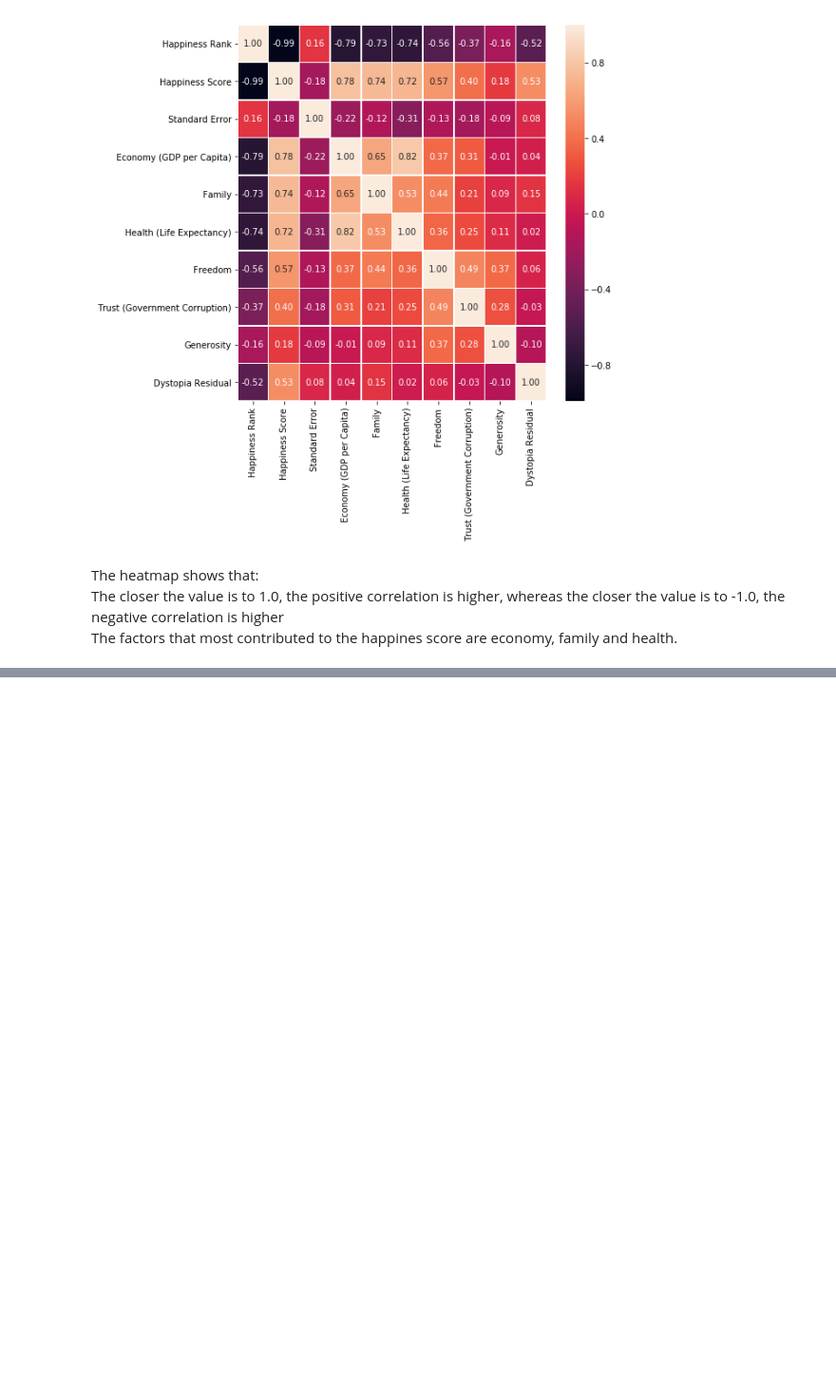
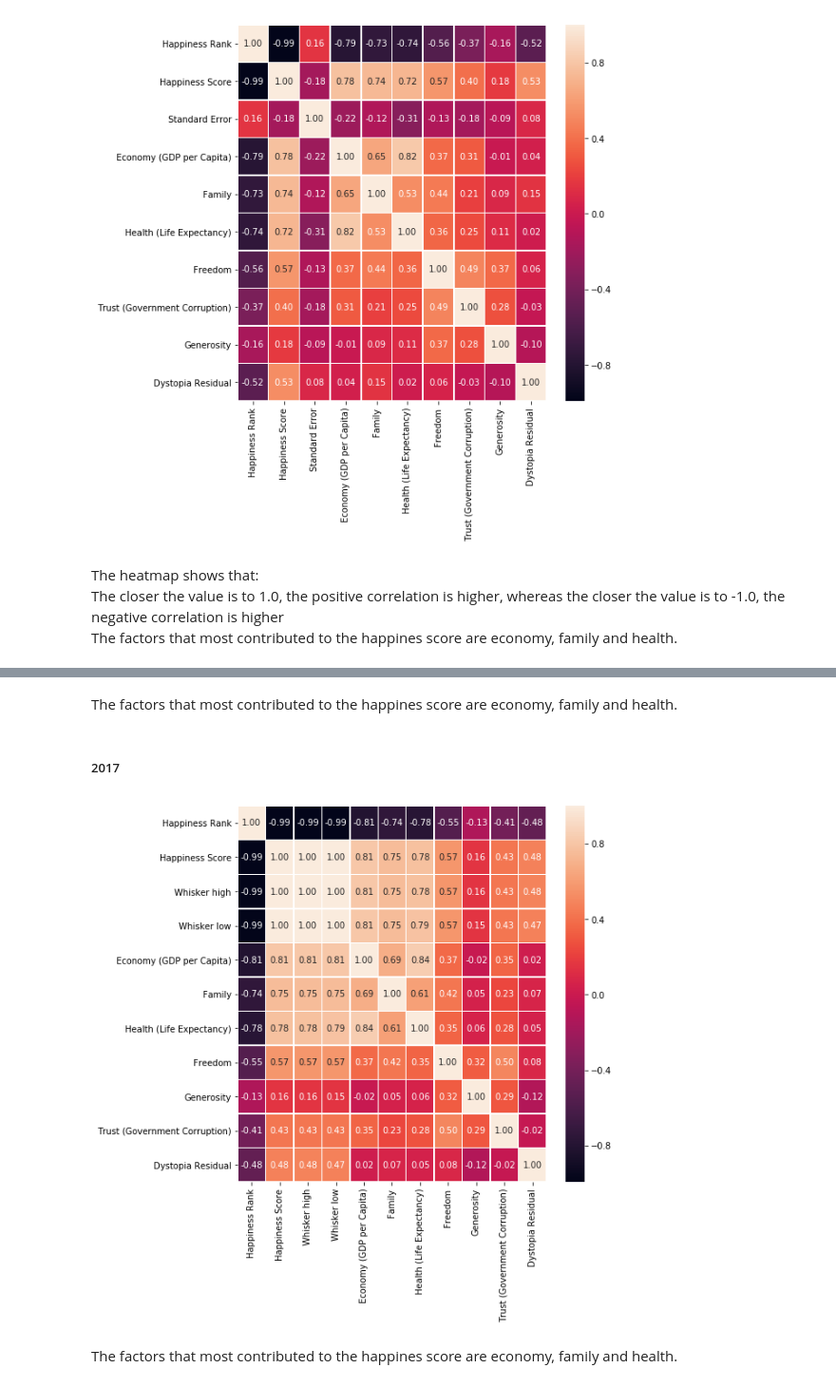
Before and after one commit to fsssa-iscteiulpt/FCD, a Jupyter notebook: Happiness.ipynb, the cells around one changed output, grey strips where cells are left out. Shown at 95% size. Drawn from its saved outputs; the diff is of its cells as text; code cells hidden in the pictures; blank space fills up the shorter version.

```diff
--- a/Happiness.ipynb
+++ b/Happiness.ipynb
@@ -321,3 +480,15 @@ The factors that most contributed to the happines score are economy, family and
+# %% [markdown]
+The factors that most contributed to the happines score are economy, family and health.
+# %% [markdown]
+##### 2017
+# %%
+f,ax = plt.subplots(figsize=(8,8))
+sns.heatmap(df_2017.corr(),annot=True,linewidths=.5,fmt=".2f",ax=ax)
+plt.show()
+# %% [output]
+[figure, added]
+# %% [markdown]
+The factors that most contributed to the happines score are economy, family and health.
 # %%
 #TODO
 #fazer melhores análise e definir objectivos
```
Also changed, not shown: parts of 53 cells of this notebook.
